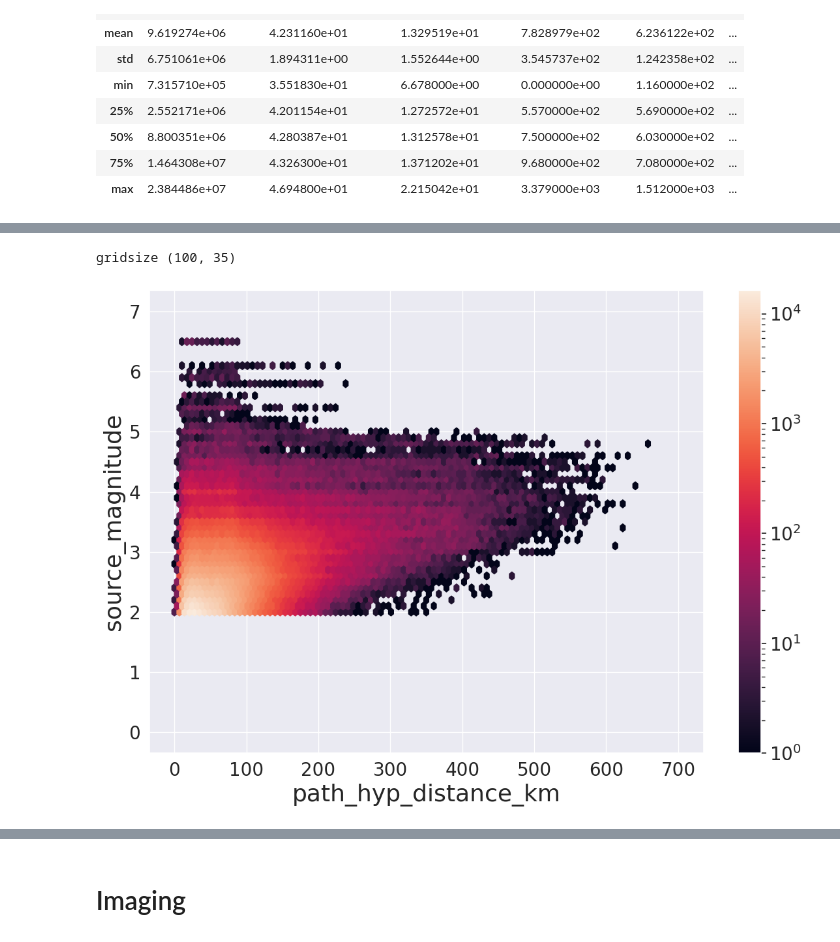
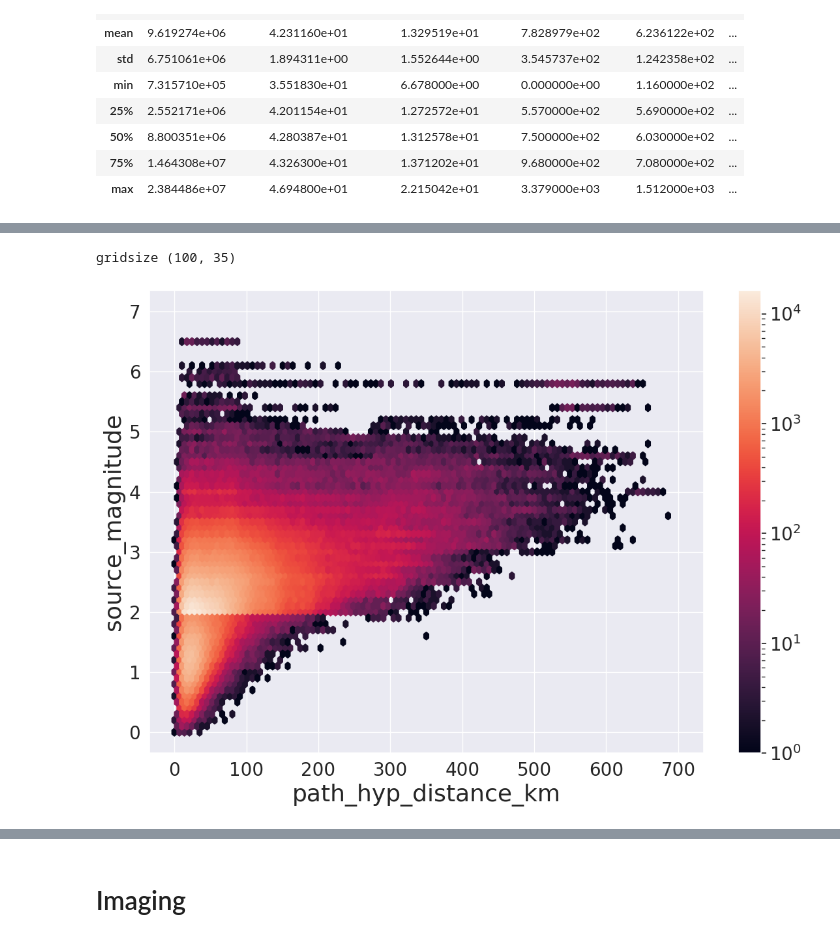
Before and after one commit to SaheedAde/earthquake_early_warning_system, a Jupyter notebook: ingv_plots.ipynb, the cells around one changed output, grey strips where cells are left out. Saved outputs shown, nothing was run; the diff lists cells and outputs as text; code cells hidden in the pictures.

```diff
--- a/ingv_plots.ipynb
+++ b/ingv_plots.ipynb
@@ -145,35 +137,35 @@ cols = [['path_hyp_distance_km','source_magnitude']]
 
 label_font_size = [26]
 #
 tick_label_font_size = [20]
 
 ncols = 1
 nrows = 1
 
 #
 logs = [[False,False], [False,False]
        ]
 
 ranges = [[0,700,0,7.]
          ]
 bins=['log']
 
 labs = alllabs[:(ncols*nrows)]
 gridsize = 50
 
 style_label = 'seaborn-deep'
 
-fig = plot_hexbin_panels(style_label, filtered_df_metadata, cols, ncols, nrows,
+fig = plot_hexbin_panels(style_label, df_metadata, cols, ncols, nrows,
                           label_font_size, tick_label_font_size, labs, colors, logs, ranges, bins, gridsize = (100,35))#, set_letter=False)
 
 figname = os.path.join(FIGDIR, "magnitude_distribution_vs_hypocenter_distance.png")
 plt.savefig(figname)
 
 plt.show()
 # conclusion: the most effect of the earthquake are felt in the stations that are closer to the earthquake
 # %% [output]
 gridsize (100, 35)
-[figure, old version]
+[figure, new version]
 # %%
 # Pie diagrams summarizing the distribution of:
 # the channels (a)
```
Also changed, not shown: parts of 17 cells of this notebook, 15 other files.
